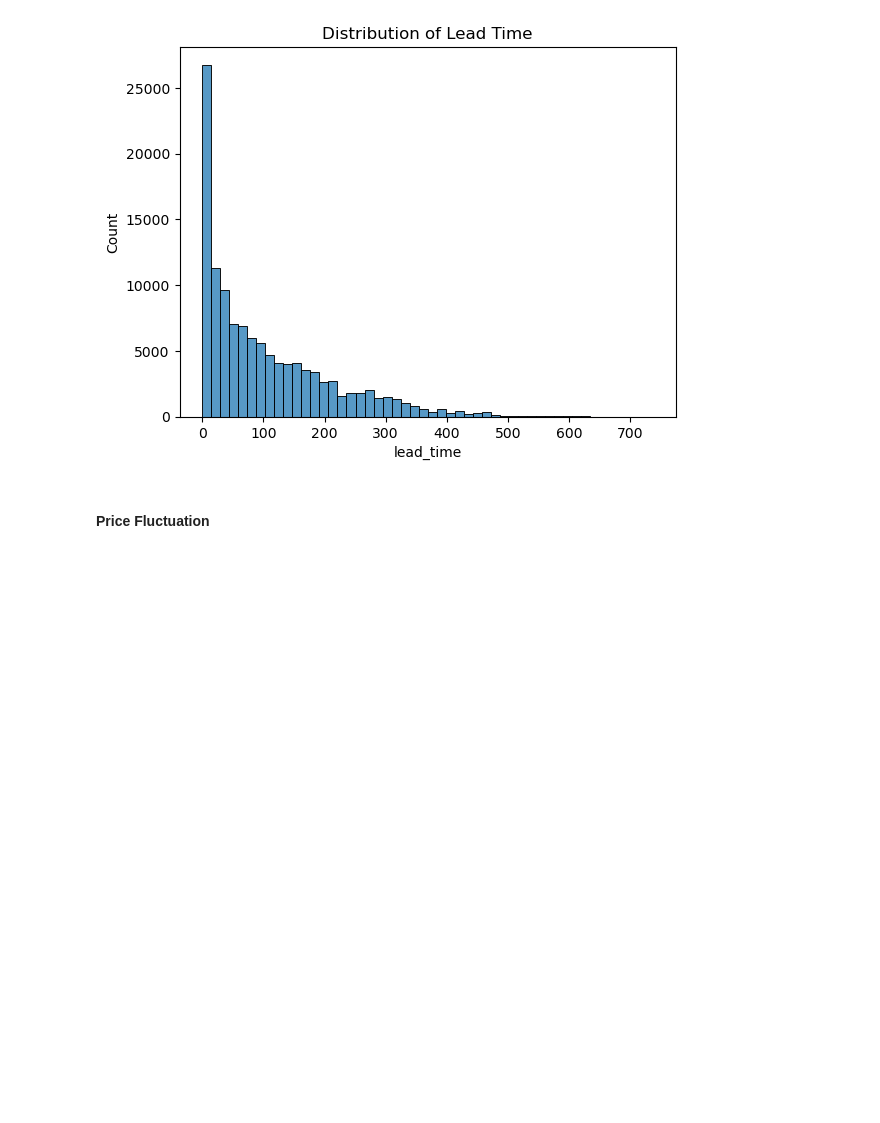
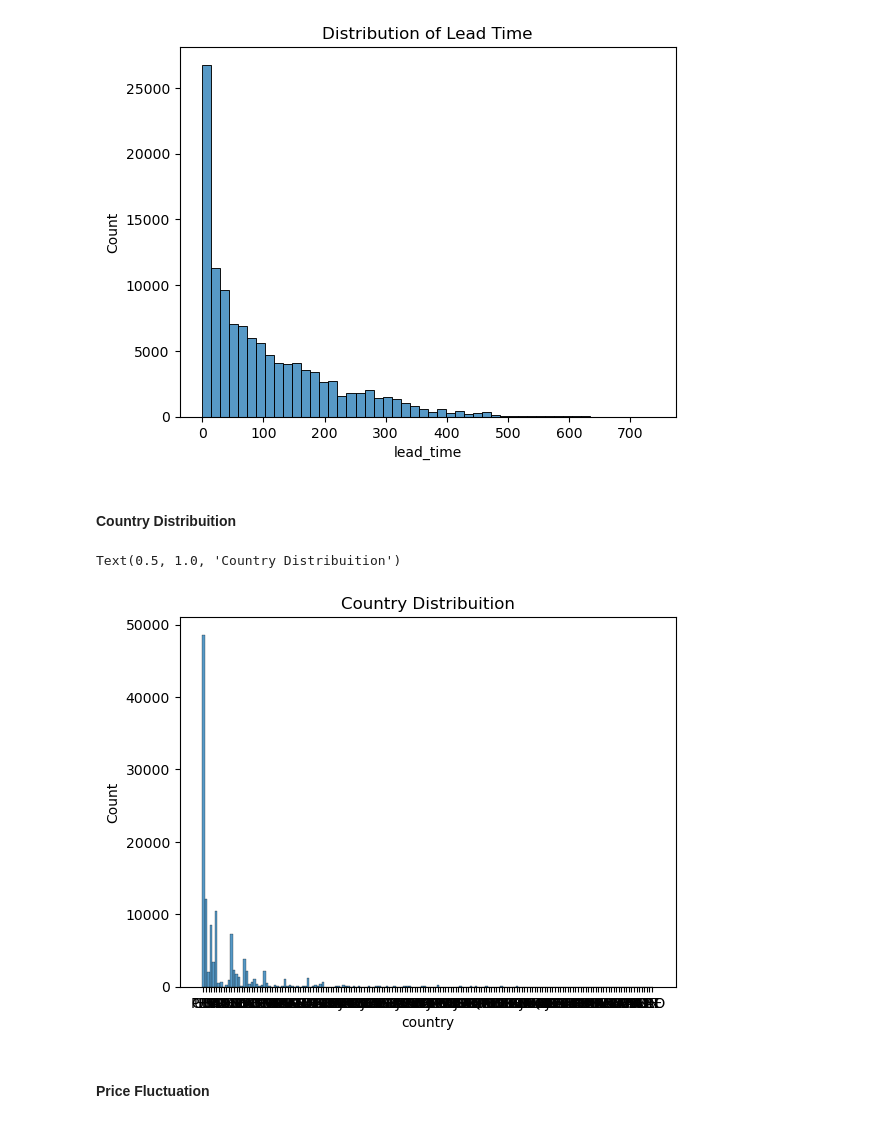
Before and after one commit to alexandreffs/UnsupervisedLearningProj, a Jupyter notebook: project.ipynb, the cells around one changed output. Drawn from its saved outputs; the diff is of its cells as text; code cells hidden in the pictures; blank space fills up the shorter version.

```diff
--- a/project.ipynb
+++ b/project.ipynb
@@ -75,6 +82,14 @@ plt.title("Distribution of Lead Time")
 # %% [output]
 Text(0.5, 1.0, 'Distribution of Lead Time')
 [figure]
+# %% [markdown]
+#### Country Distribuition
+# %%
+sns.histplot(df["country"], bins=70)
+plt.title("Country Distribuition")
+# %% [output]
+Text(0.5, 1.0, 'Country Distribuition')
+[figure, added]
 # %% [markdown]
 #### Price Fluctuation
 # %%
```
Also changed, not shown: parts of 17 cells of this notebook, 1 other file.
